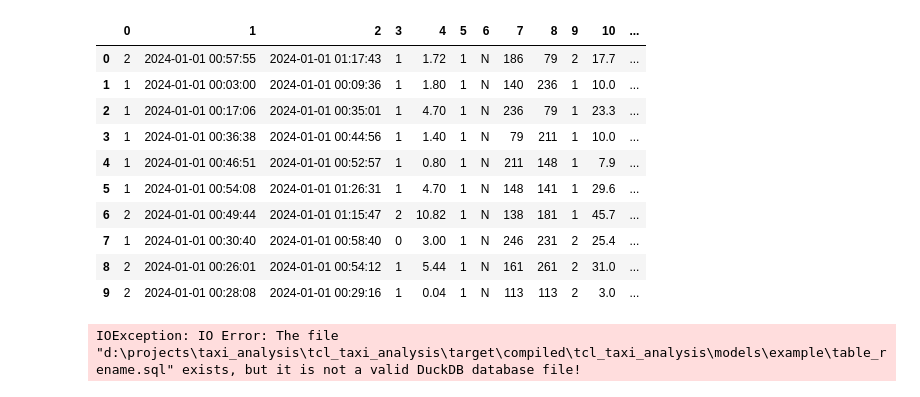
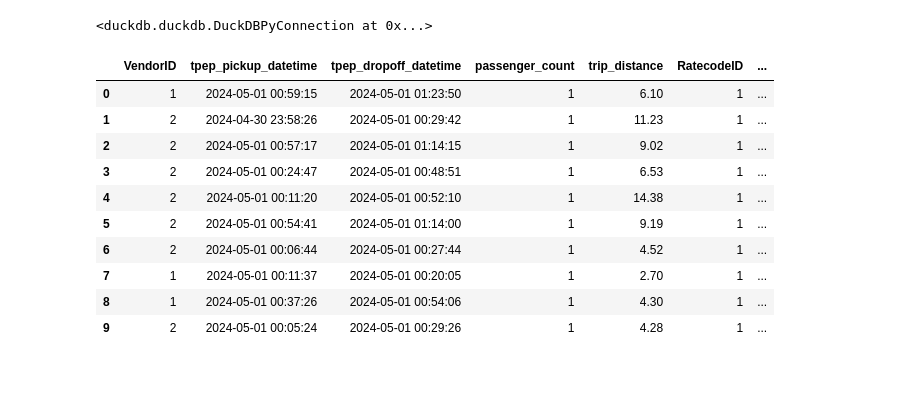
Before and after one commit to derak-isaack/NYC-Taxi-Analytics, a Jupyter notebook: taxi.ipynb, the cells around one changed output. Saved outputs shown, nothing was run; the diff lists cells and outputs as text; code cells hidden in the pictures.

```diff
--- a/taxi.ipynb
+++ b/taxi.ipynb
@@ -18,31 +12,44 @@ conn.execute("CREATE TABLE yellow_taxi_march AS SELECT * FROM read_parquet('http
-# %%
-from IPython.display import display
-conn2 = duckdb.connect('taxi_nyc.db')
-results = conn2.execute("SELECT * FROM yellow_taxi_jan LIMIT 10").fetchall()
-df_yellow = pd.DataFrame(results)
-
-display(df_yellow)
-
-conn2.close()
-# %% [output]
-|  | 0 | 1 | 2 | 3 | 4 | 5 | 6 | 7 | 8 | 9 | 10 | ... |
-| 0 | 2 | 2024-01-01 00:57:55 | 2024-01-01 01:17:43 | 1 | 1.72 | 1 | N | 186 | 79 | 2 | 17.7 | ... |
-| 1 | 1 | 2024-01-01 00:03:00 | 2024-01-01 00:09:36 | 1 | 1.80 | 1 | N | 140 | 236 | 1 | 10.0 | ... |
-| 2 | 1 | 2024-01-01 00:17:06 | 2024-01-01 00:35:01 | 1 | 4.70 | 1 | N | 236 | 79 | 1 | 23.3 | ... |
-| 3 | 1 | 2024-01-01 00:36:38 | 2024-01-01 00:44:56 | 1 | 1.40 | 1 | N | 79 | 211 | 1 | 10.0 | ... |
-| 4 | 1 | 2024-01-01 00:46:51 | 2024-01-01 00:52:57 | 1 | 0.80 | 1 | N | 211 | 148 | 1 | 7.9 | ... |
-| 5 | 1 | 2024-01-01 00:54:08 | 2024-01-01 01:26:31 | 1 | 4.70 | 1 | N | 148 | 141 | 1 | 29.6 | ... |
-| 6 | 2 | 2024-01-01 00:49:44 | 2024-01-01 01:15:47 | 2 | 10.82 | 1 | N | 138 | 181 | 1 | 45.7 | ... |
-| 7 | 1 | 2024-01-01 00:30:40 | 2024-01-01 00:58:40 | 0 | 3.00 | 1 | N | 246 | 231 | 2 | 25.4 | ... |
-| 8 | 2 | 2024-01-01 00:26:01 | 2024-01-01 00:54:12 | 1 | 5.44 | 1 | N | 161 | 261 | 2 | 31.0 | ... |
-| 9 | 2 | 2024-01-01 00:28:08 | 2024-01-01 00:29:16 | 1 | 0.04 | 1 | N | 113 | 113 | 2 | 3.0 | ... |
-# %%
-conn3 = duckdb.connect('TCL_Taxi_Analysis/target/compiled/TCL_Taxi_Analysis/models/example/table_rename.sql')
-results2 = conn3.execute("SELECT * FROM yellow_taxi_jan LIMIT 10").fetchall()
-df_yellow2 = pd.DataFrame(results2)
-
-display(df_yellow2)
-
-conn3.close()
-# %% [output]
-IOException: IO Error: The file "d:\projects\taxi_analysis\tcl_taxi_analysis\target\compiled\tcl_taxi_analysis\models\example\table_rename.sql" exists, but it is not a valid DuckDB database file!
+# %%
+#Define the table data types before loading the data.
+conn.execute("""
+    CREATE TABLE IF NOT EXISTS yellow_taxi_may (
+        VendorID INTEGER,
+        tpep_pickup_datetime TIMESTAMP,
+        tpep_dropoff_datetime TIMESTAMP,
+        passenger_count INTEGER,
+        trip_distance FLOAT,
+        RatecodeID INTEGER,
+        store_and_fwd_flag STRING,
+        PULocationID INTEGER,
+        DOLocationID INTEGER,
+        payment_type INTEGER,
+        fare_amount FLOAT,
+        extra FLOAT,
+        mta_tax FLOAT,
+        tip_amount FLOAT,
+        tolls_amount FLOAT,
+        improvement_surcharge FLOAT,
+        total_amount FLOAT,
+        congestion_surchage FLOAT,
+        Airport_fee FLOAT
+    );
+    INSERT INTO yellow_taxi_may
+    SELECT * FROM read_parquet('https://d37ci6vzurychx.cloudfront.net/trip-data/yellow_tripdata_2024-05.parquet');
+""")
+# %% [output]
+<duckdb.duckdb.DuckDBPyConnection at 0x...>
+# %%
+#View the top ten records.
+conn.execute("""SELECT * FROM yellow_taxi_may LIMIT 10;""").fetch_df()
+# %% [output]
+|  | VendorID | tpep_pickup_datetime | tpep_dropoff_datetime | passenger_count | trip_distance | RatecodeID | ... |
+| 0 | 1 | 2024-05-01 00:59:15 | 2024-05-01 01:23:50 | 1 | 6.10 | 1 | ... |
+| 1 | 2 | 2024-04-30 23:58:26 | 2024-05-01 00:29:42 | 1 | 11.23 | 1 | ... |
+| 2 | 2 | 2024-05-01 00:57:17 | 2024-05-01 01:14:15 | 1 | 9.02 | 1 | ... |
+| 3 | 2 | 2024-05-01 00:24:47 | 2024-05-01 00:48:51 | 1 | 6.53 | 1 | ... |
+| 4 | 2 | 2024-05-01 00:11:20 | 2024-05-01 00:52:10 | 1 | 14.38 | 1 | ... |
+| 5 | 2 | 2024-05-01 00:54:41 | 2024-05-01 01:14:00 | 1 | 9.19 | 1 | ... |
+| 6 | 2 | 2024-05-01 00:06:44 | 2024-05-01 00:27:44 | 1 | 4.52 | 1 | ... |
+| 7 | 1 | 2024-05-01 00:11:37 | 2024-05-01 00:20:05 | 1 | 2.70 | 1 | ... |
+| 8 | 1 | 2024-05-01 00:37:26 | 2024-05-01 00:54:06 | 1 | 4.30 | 1 | ... |
+| 9 | 2 | 2024-05-01 00:05:24 | 2024-05-01 00:29:26 | 1 | 4.28 | 1 | ... |
```
Also changed, not shown: parts of 15 cells of this notebook.
